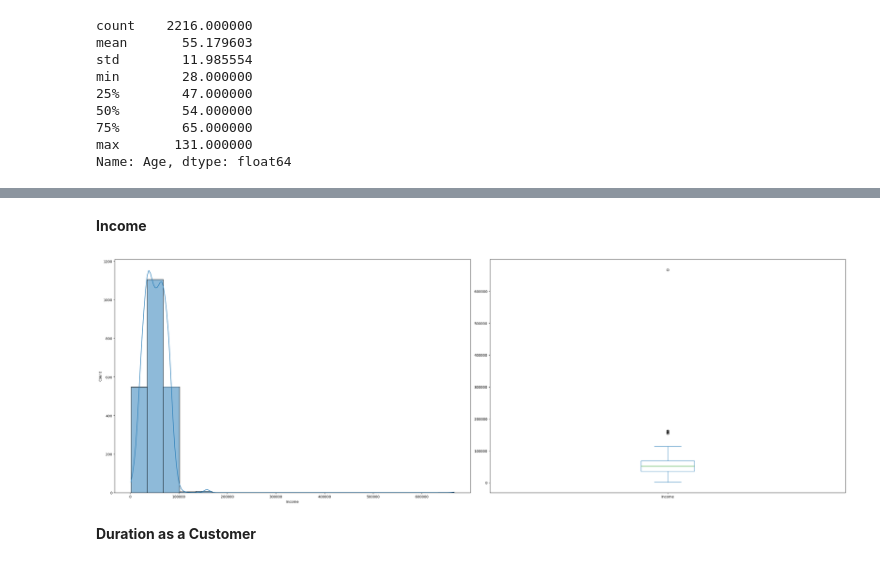
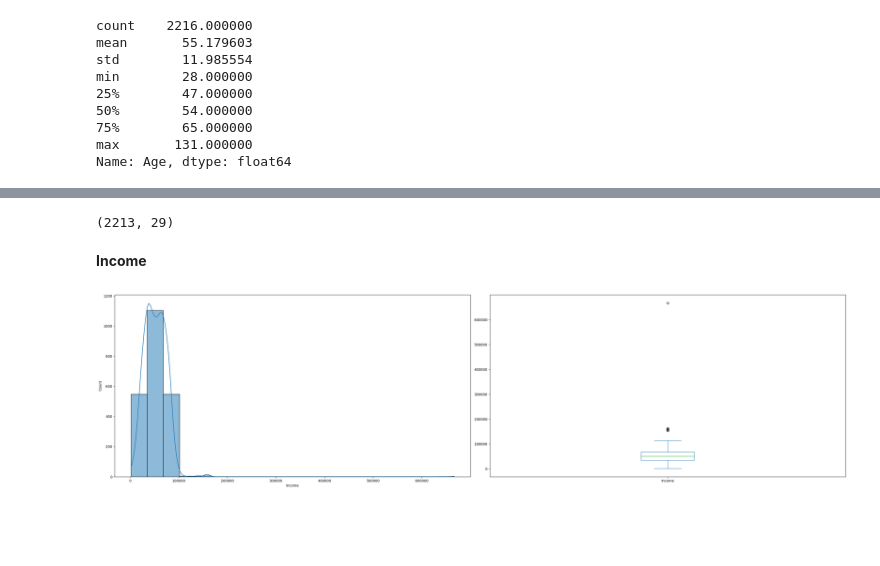
Before and after one commit to PerisN/Campaign_Marketing_Analytics, a Jupyter notebook: notebooks/customer_profile_analysis.ipynb, the cells around one changed output, grey strips where cells are left out. Cells and saved outputs as stored; diff of their text form; code cells hidden in the pictures; blank space fills up the shorter version.

```diff
--- a/notebooks/customer_profile_analysis.ipynb
+++ b/notebooks/customer_profile_analysis.ipynb
@@ -54,3 +63,5 @@ object
+# %%
+df = df.reset_index(drop=True)
 # %% [markdown]
 ### **Feature Engineering**
 
@@ -67,25 +76,29 @@ To perform **customer profile analysis**, we need to engineer some features
 # %%
-# Define a function that pre-processes the data
-
-def preprocess_data(df):
+def fengineer_data(df):
 
     # Create 'Age' column
-    df['Age'] = date.today().year - df['Year_Birth']
+    df.loc[:, 'Age'] = date.today().year - df['Year_Birth']
 
+    # Number of children
     df.loc[:, 'Num_Children'] = df['Kidhome'] + df['Teenhome']
 
+    # Total amount spent
     df.loc[:, 'Amount_Spent'] = df['MntFishProducts'] + df['MntFruits'] + df["MntMeatProducts"] + df["MntFishProducts"] + df["MntSweetProducts"] + df["MntGoldProds"]
 
-    # Calculate the number of months as a customer
-    df.loc[:, 'Customer_Duration'] = (pd.to_datetime("today") - df['Dt_Customer']) / np.timedelta64(1, 'M')
-    df.loc[:, 'Customer_Duration'] = df['Customer_Duration'].round()
+    # Duration as a customer
+    df["Customer_Duration"] = datetime.date.today().year - df["Dt_Customer"].dt.year
 
-    df.loc[:, "Marital_Status"] = df["Marital_Status"].replace({"Together":"Single", "Absurd":"Single", "YOLO":"Single"})
+    # Number of previous responses
+    df.loc[:, "Prev_Responses"] = df["AcceptedCmp1"] + df["AcceptedCmp2"] + df["AcceptedCmp3"] + df["AcceptedCmp4"]+ df["AcceptedCmp5"]
 
+    # Marital Status
+    df.loc[:, "Marital_Status"] = df["Marital_Status"].apply(lambda x: "Single" if x in ["Divorced", "Widow", "Together", "Absurd", "YOLO"] else "Married")
+
+    # Education
     df.loc[:, "Education"] = df["Education"].replace({"Basic":"Undergraduate","2n Cycle":"Undergraduate", "Graduation":"Graduate", "Master":"Postgraduate", "PhD":"Postgraduate"})
 
     return df
 
-df = preprocess_data(df)
-df.shape
+df = fengineer_data(df)
+print(df.shape)
 # %% [output]
@@ -121,0 +118,6 @@ Name: count, dtype: int64
+# %%
+# Drop redundant columns
+
+redundant_columns = ['ID', 'Z_CostContact', 'Z_Revenue', 'Dt_Customer', 'Year_Birth']
+df = df.drop(redundant_columns, axis=1)
+df.shape
@@ -145,13 +170,17 @@ Name: Age, dtype: float64
+# %%
+# Remove outliers in the 'Age' column
+df = df.loc[df['Age'] < 100]
+df.shape
+# %% [output]
+(2213, 29)
 # %% [markdown]
 **Income**
 # %%
-plt.figure(figsize=(30, 10))
+plt.figure(figsize=(30, 8))
 plt.subplot(1, 2, 1)
-sns.histplot(df['Income'],kde=True,bins=20)
+sns.histplot(df['Income'],kde=True, bins=20)
 plt.subplot(1, 2, 2)
 df['Income'].plot(kind='box');
 plt.tight_layout()
 # %% [output]
-[figure, old version]
+[figure, new version]
-# %% [markdown]
-**Duration as a Customer**
```
Also changed, not shown: parts of 45 cells of this notebook.
